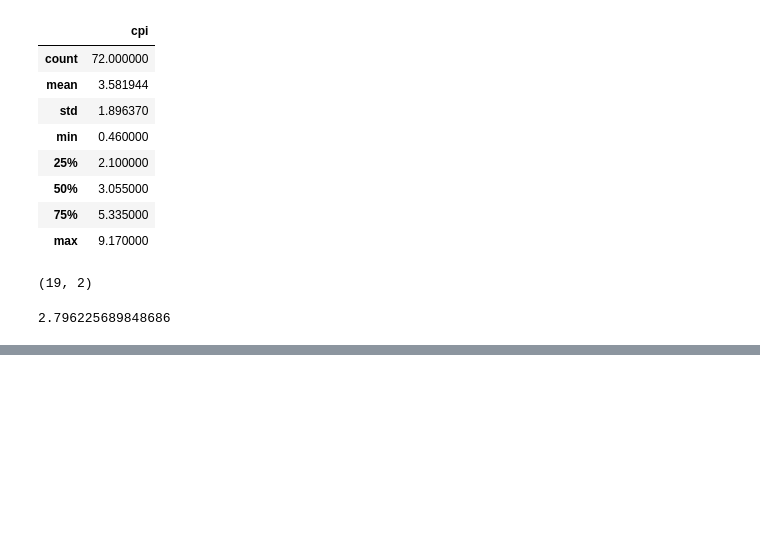
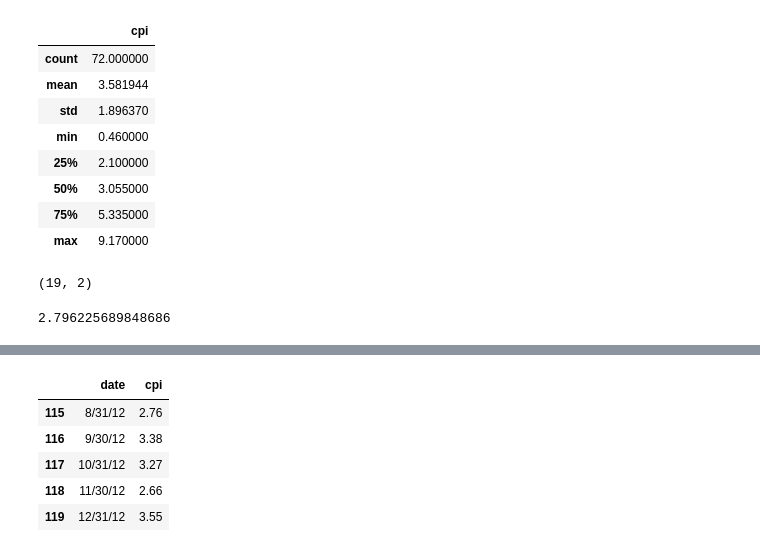
Before and after one commit to keita-dc/IMFxMFx, a Jupyter notebook: IMFx_MFx_mod_4.ipynb, the cells around one changed output, grey strips where cells are left out. Cells and saved outputs as stored; diff of their text form; code cells hidden in the pictures; blank space fills up the shorter version.

```diff
--- a/IMFx_MFx_mod_4.ipynb
+++ b/IMFx_MFx_mod_4.ipynb
@@ -99,0 +250,10 @@ def window(p, d, q, horizon=1, window, data):
+# %%
+data = thailand[:120]
+data.tail()
+# %% [output]
+|  | date | cpi |
+| 115 | 8/31/12 | 2.76 |
+| 116 | 9/30/12 | 3.38 |
+| 117 | 10/31/12 | 3.27 |
+| 118 | 11/30/12 | 2.66 |
+| 119 | 12/31/12 | 3.55 |
```
Also changed, not shown: parts of 30 cells of this notebook.
